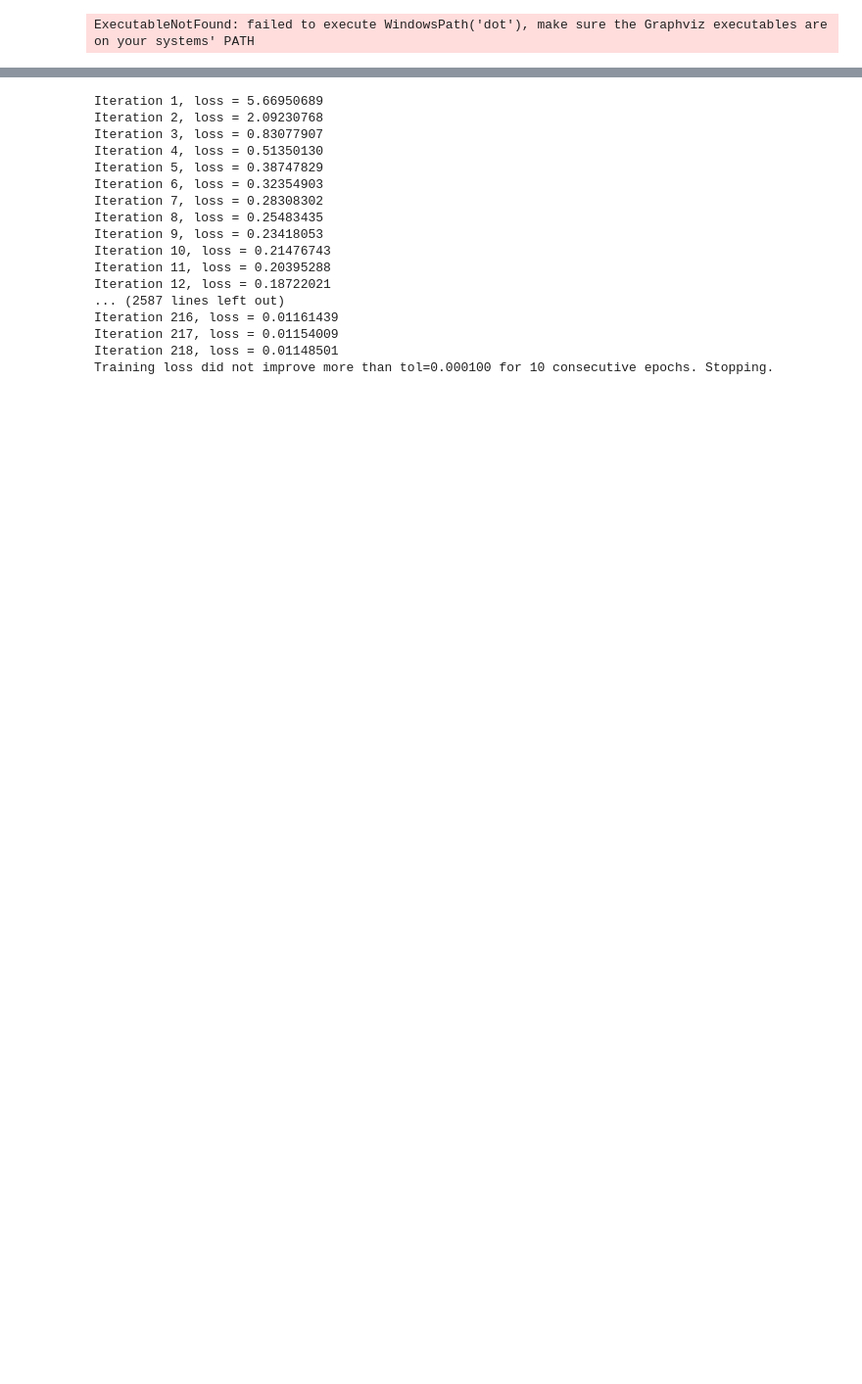
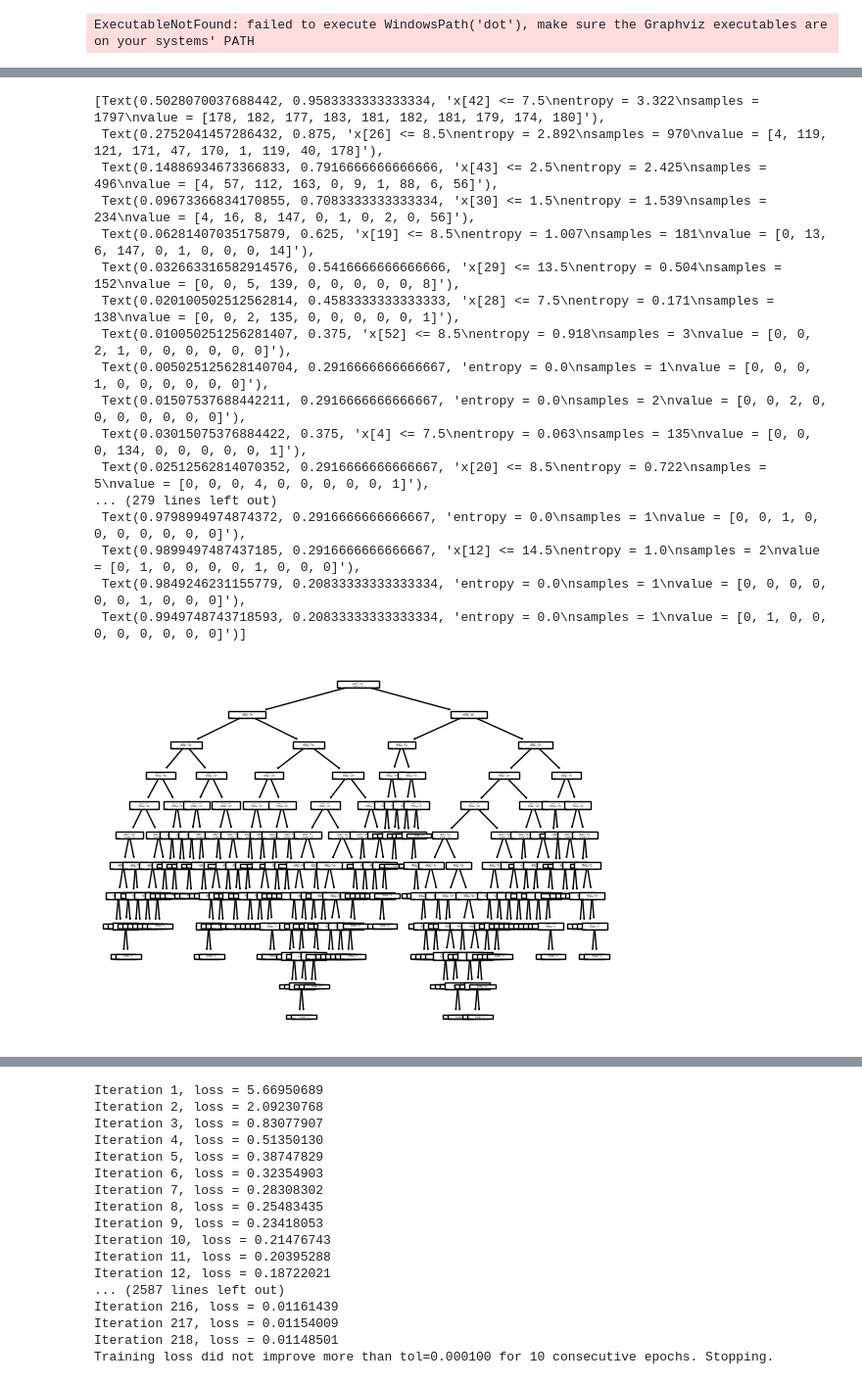
Before and after one commit to Tarxxan/COMP472_A2, a Jupyter notebook: a3.ipynb, the cells around one changed output, grey strips where cells are left out. Shown at 98% size. Saved outputs shown, nothing was run; the diff lists cells and outputs as text; code cells hidden in the pictures; blank space fills up the shorter version.

```diff
--- a/a3.ipynb
+++ b/a3.ipynb
@@ -46,3 +112,26 @@ ExecutableNotFound: failed to execute WindowsPath('dot'), make sure the Graphviz
+# %%
+dtc = tree.DecisionTreeClassifier(criterion="entropy")
+dtc.fit(x, y)
+tree.plot_tree(dtc)
+# %% [output]
+[Text(0.5028070037688442, 0.9583333333333334, 'x[42] <= 7.5\nentropy = 3.322\nsamples = 1797\nvalue = [178, 182, 177, 183, 181, 182, 181, 179, 174, 180]'),
+ Text(0.2752041457286432, 0.875, 'x[26] <= 8.5\nentropy = 2.892\nsamples = 970\nvalue = [4, 119, 121, 171, 47, 170, 1, 119, 40, 178]'),
+ Text(0.14886934673366833, 0.7916666666666666, 'x[43] <= 2.5\nentropy = 2.425\nsamples = 496\nvalue = [4, 57, 112, 163, 0, 9, 1, 88, 6, 56]'),
+ Text(0.09673366834170855, 0.7083333333333334, 'x[30] <= 1.5\nentropy = 1.539\nsamples = 234\nvalue = [4, 16, 8, 147, 0, 1, 0, 2, 0, 56]'),
+ Text(0.06281407035175879, 0.625, 'x[19] <= 8.5\nentropy = 1.007\nsamples = 181\nvalue = [0, 13, 6, 147, 0, 1, 0, 0, 0, 14]'),
+ Text(0.032663316582914576, 0.5416666666666666, 'x[29] <= 13.5\nentropy = 0.504\nsamples = 152\nvalue = [0, 0, 5, 139, 0, 0, 0, 0, 0, 8]'),
+ Text(0.020100502512562814, 0.4583333333333333, 'x[28] <= 7.5\nentropy = 0.171\nsamples = 138\nvalue = [0, 0, 2, 135, 0, 0, 0, 0, 0, 1]'),
+ Text(0.010050251256281407, 0.375, 'x[52] <= 8.5\nentropy = 0.918\nsamples = 3\nvalue = [0, 0, 2, 1, 0, 0, 0, 0, 0, 0]'),
+ Text(0.005025125628140704, 0.2916666666666667, 'entropy = 0.0\nsamples = 1\nvalue = [0, 0, 0, 1, 0, 0, 0, 0, 0, 0]'),
+ Text(0.01507537688442211, 0.2916666666666667, 'entropy = 0.0\nsamples = 2\nvalue = [0, 0, 2, 0, 0, 0, 0, 0, 0, 0]'),
+ Text(0.03015075376884422, 0.375, 'x[4] <= 7.5\nentropy = 0.063\nsamples = 135\nvalue = [0, 0, 0, 134, 0, 0, 0, 0, 0, 1]'),
+ Text(0.02512562814070352, 0.2916666666666667, 'x[20] <= 8.5\nentropy = 0.722\nsamples = 5\nvalue = [0, 0, 0, 4, 0, 0, 0, 0, 0, 1]'),
+... (279 lines left out)
+ Text(0.9798994974874372, 0.2916666666666667, 'entropy = 0.0\nsamples = 1\nvalue = [0, 0, 1, 0, 0, 0, 0, 0, 0, 0]'),
+ Text(0.9899497487437185, 0.2916666666666667, 'x[12] <= 14.5\nentropy = 1.0\nsamples = 2\nvalue = [0, 1, 0, 0, 0, 0, 1, 0, 0, 0]'),
+ Text(0.9849246231155779, 0.20833333333333334, 'entropy = 0.0\nsamples = 1\nvalue = [0, 0, 0, 0, 0, 0, 1, 0, 0, 0]'),
+ Text(0.9949748743718593, 0.20833333333333334, 'entropy = 0.0\nsamples = 1\nvalue = [0, 1, 0, 0, 0, 0, 0, 0, 0, 0]')]
+[figure, added]
 # %%
 from sklearn.model_selection import train_test_split
 from sklearn.metrics import classification_report
```
Also changed, not shown: parts of 50 cells of this notebook.
